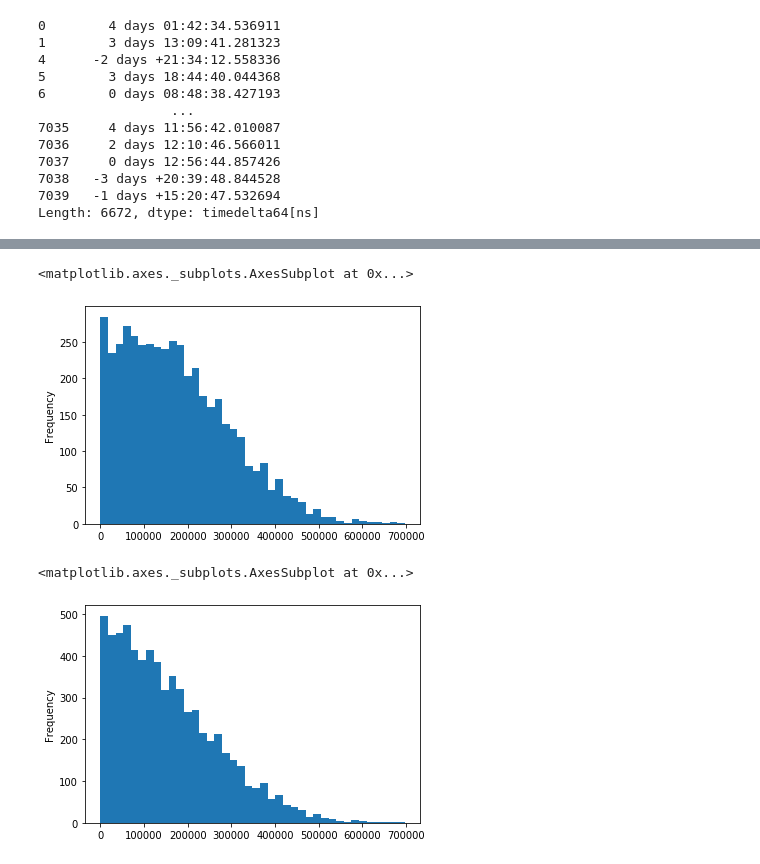
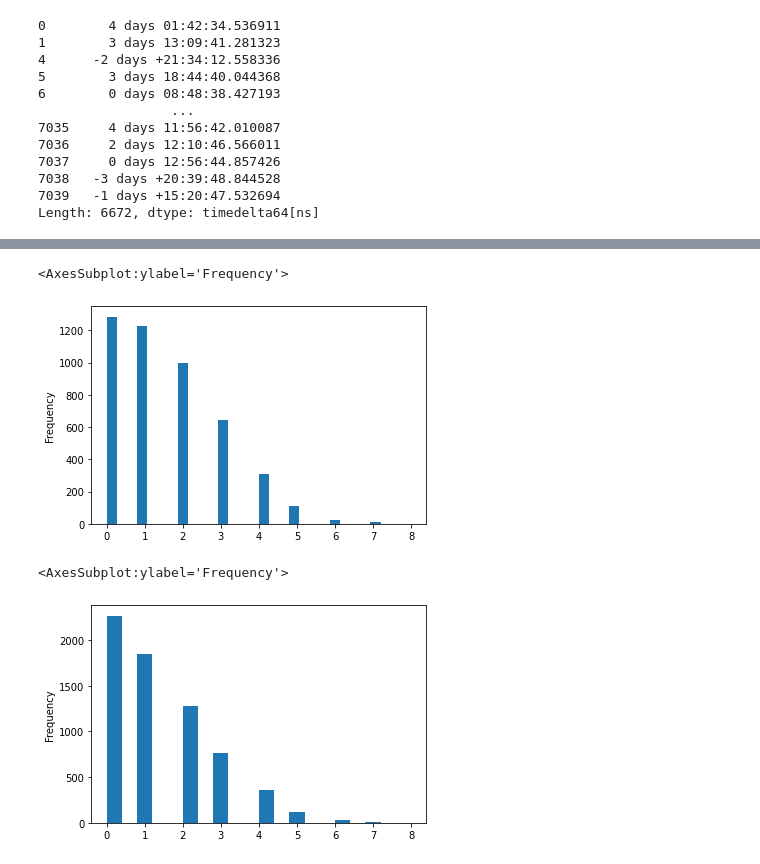
Before and after one commit to Magdahime/IUM_project, a Jupyter notebook: DataVisualization.ipynb, the cells around one changed output, grey strips where cells are left out. Saved outputs shown, nothing was run; the diff lists cells and outputs as text; code cells hidden in the pictures.

```diff
--- a/DataVisualization.ipynb
+++ b/DataVisualization.ipynb
@@ -92,11 +109,11 @@ deltas_clean_abs = deltas_clean.abs()
 # %%
-deltas_clean[deltas_clean>pd.Timedelta(0)].astype('timedelta64[s]').plot.hist(bins = 40)
+deltas_clean[deltas_clean>pd.Timedelta(0)].astype('timedelta64[D]').plot.hist(bins = 30)
 # %% [output]
-<matplotlib.axes._subplots.AxesSubplot at 0x...>
+<AxesSubplot:ylabel='Frequency'>
-[figure, old version]
+[figure, new version]
 # %%
-deltas_clean_abs.astype('timedelta64[s]').plot.hist(bins = 40)
+deltas_clean_abs.astype('timedelta64[D]').plot.hist(bins = 20)
 # %% [output]
-<matplotlib.axes._subplots.AxesSubplot at 0x...>
+<AxesSubplot:ylabel='Frequency'>
-[figure, old version]
+[figure, new version]
 # %%
```
Also changed, not shown: parts of 18 cells of this notebook.
